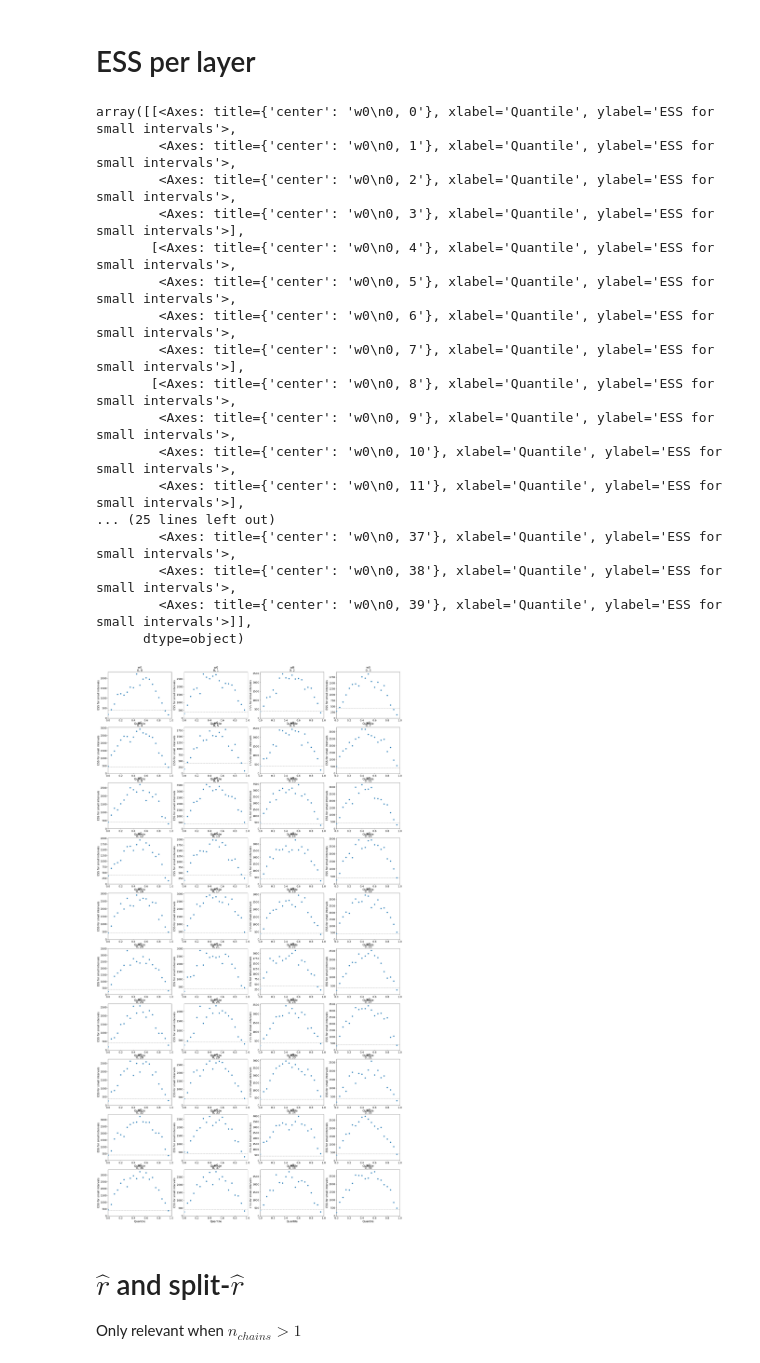
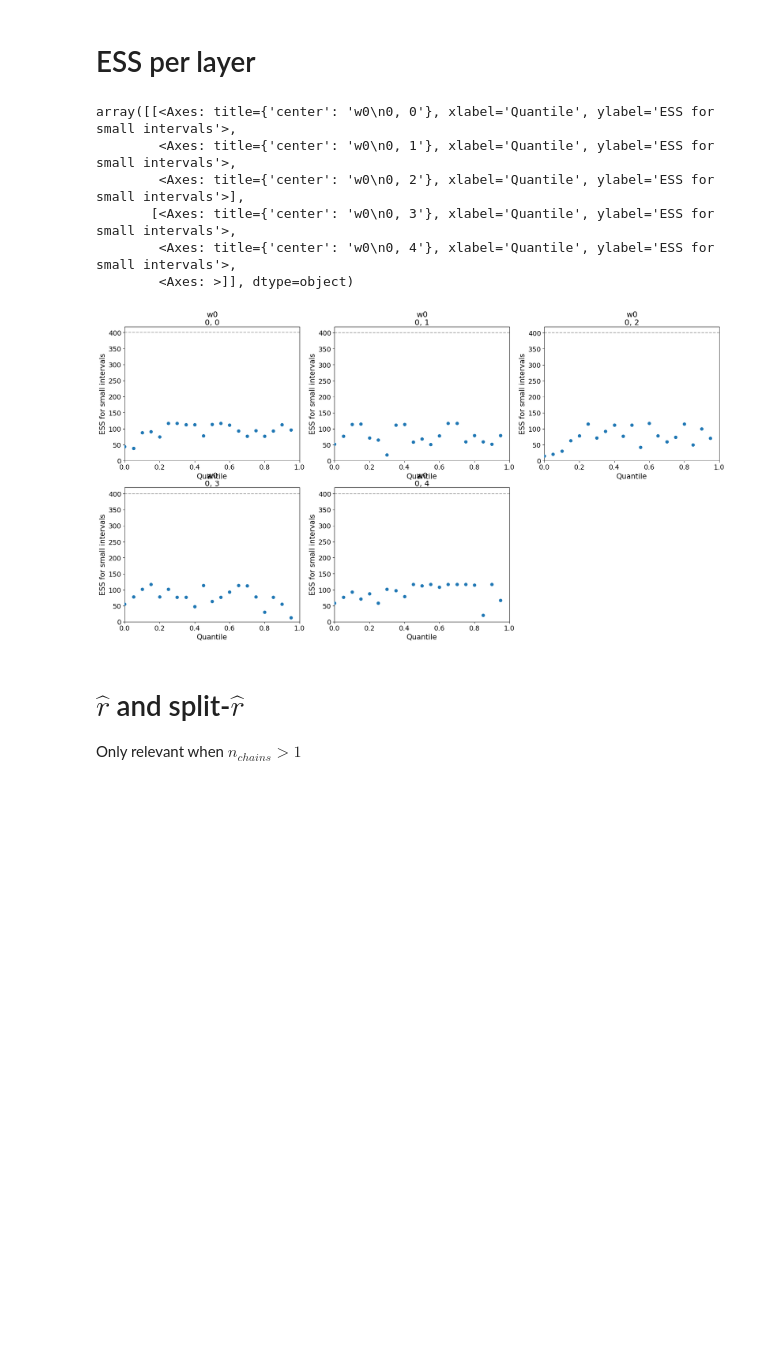
Before and after one commit to Snailed/thesis-code, a Jupyter notebook: notebooks/plot.ipynb, the cells around one changed output. Drawn from its saved outputs; the diff is of its cells as text; code cells hidden in the pictures; blank space fills up the shorter version.

```diff
--- a/notebooks/plot.ipynb
+++ b/notebooks/plot.ipynb
@@ -24,13 +24,14 @@ datasets = [SyntheticDataset()]
 dataset_names = [dataset.__class__.__name__ for dataset in datasets]
 # %%
 # Adjust as needed
-SAMPLE_PATH = "../samples/2025-02-10T15:19:10.419921"
+SAMPLE_PATH = "../samples/2025-02-12T11:57:47.487059"
+SAMPLE_PATH = SAMPLE_PATH + "/HMC"
 DATASET = "SyntheticDataset"
 SEED = 10
 
 
 # Load samples
-model_names_in_folder = [name.split(".")[0] for name in os.listdir(f"{SAMPLE_PATH}/{DATASET}") if name.endswith(".nc")]
-az_datas = [az.from_netcdf(f"{SAMPLE_PATH}/{DATASET}/{model_name}.nc") for model_name in model_names_in_folder]
 d_ind = dataset_names.index(DATASET)
 dataset = datasets[d_ind]
+model_names_in_folder = [name.split(".")[0] for name in os.listdir(f"{SAMPLE_PATH}/{dataset.dataset_name}") if name.endswith(".nc")]
+az_datas = [az.from_netcdf(f"{SAMPLE_PATH}/{dataset.dataset_name}/{model_name}.nc") for model_name in model_names_in_folder]
@@ -39,26 +38,15 @@ FileNotFoundError: [Errno 2] No such file or directory: '../samples/2025-02-10T1
 # %% [markdown]
 # ESS per layer
 # %%
-az.plot_ess(az_datas[2], var_names=["w0"])
+az.plot_ess(az_datas[1], var_names=["w0"])
 # %% [output]
 array([[<Axes: title={'center': 'w0\n0, 0'}, xlabel='Quantile', ylabel='ESS for small intervals'>,
         <Axes: title={'center': 'w0\n0, 1'}, xlabel='Quantile', ylabel='ESS for small intervals'>,
-        <Axes: title={'center': 'w0\n0, 2'}, xlabel='Quantile', ylabel='ESS for small intervals'>,
-        <Axes: title={'center': 'w0\n0, 3'}, xlabel='Quantile', ylabel='ESS for small intervals'>],
-       [<Axes: title={'center': 'w0\n0, 4'}, xlabel='Quantile', ylabel='ESS for small intervals'>,
-        <Axes: title={'center': 'w0\n0, 5'}, xlabel='Quantile', ylabel='ESS for small intervals'>,
-        <Axes: title={'center': 'w0\n0, 6'}, xlabel='Quantile', ylabel='ESS for small intervals'>,
-        <Axes: title={'center': 'w0\n0, 7'}, xlabel='Quantile', ylabel='ESS for small intervals'>],
-       [<Axes: title={'center': 'w0\n0, 8'}, xlabel='Quantile', ylabel='ESS for small intervals'>,
-        <Axes: title={'center': 'w0\n0, 9'}, xlabel='Quantile', ylabel='ESS for small intervals'>,
-        <Axes: title={'center': 'w0\n0, 10'}, xlabel='Quantile', ylabel='ESS for small intervals'>,
-        <Axes: title={'center': 'w0\n0, 11'}, xlabel='Quantile', ylabel='ESS for small intervals'>],
-... (25 lines left out)
-        <Axes: title={'center': 'w0\n0, 37'}, xlabel='Quantile', ylabel='ESS for small intervals'>,
-        <Axes: title={'center': 'w0\n0, 38'}, xlabel='Quantile', ylabel='ESS for small intervals'>,
-        <Axes: title={'center': 'w0\n0, 39'}, xlabel='Quantile', ylabel='ESS for small intervals'>]],
-      dtype=object)
+        <Axes: title={'center': 'w0\n0, 2'}, xlabel='Quantile', ylabel='ESS for small intervals'>],
+       [<Axes: title={'center': 'w0\n0, 3'}, xlabel='Quantile', ylabel='ESS for small intervals'>,
+        <Axes: title={'center': 'w0\n0, 4'}, xlabel='Quantile', ylabel='ESS for small intervals'>,
+        <Axes: >]], dtype=object)
-[figure, old version]
+[figure, new version]
 # %% [markdown]
 # $\hat{r}$ and split-$\hat{r}$
 Only relevant when $n_{chains} > 1$
```
Also changed, not shown: parts of 5 cells of this notebook, 3 other files.
